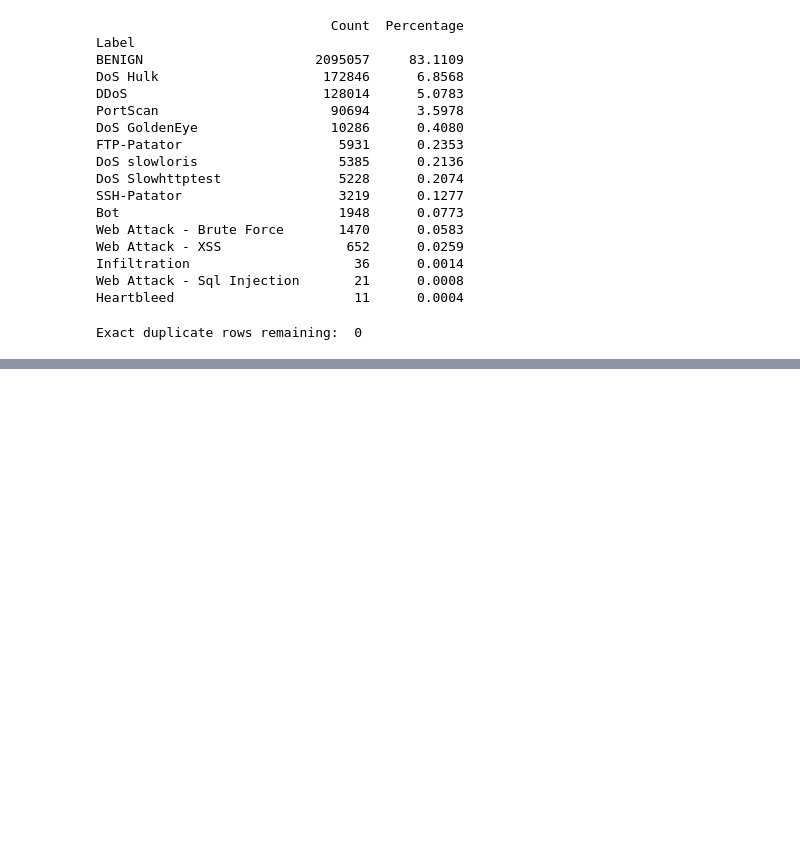
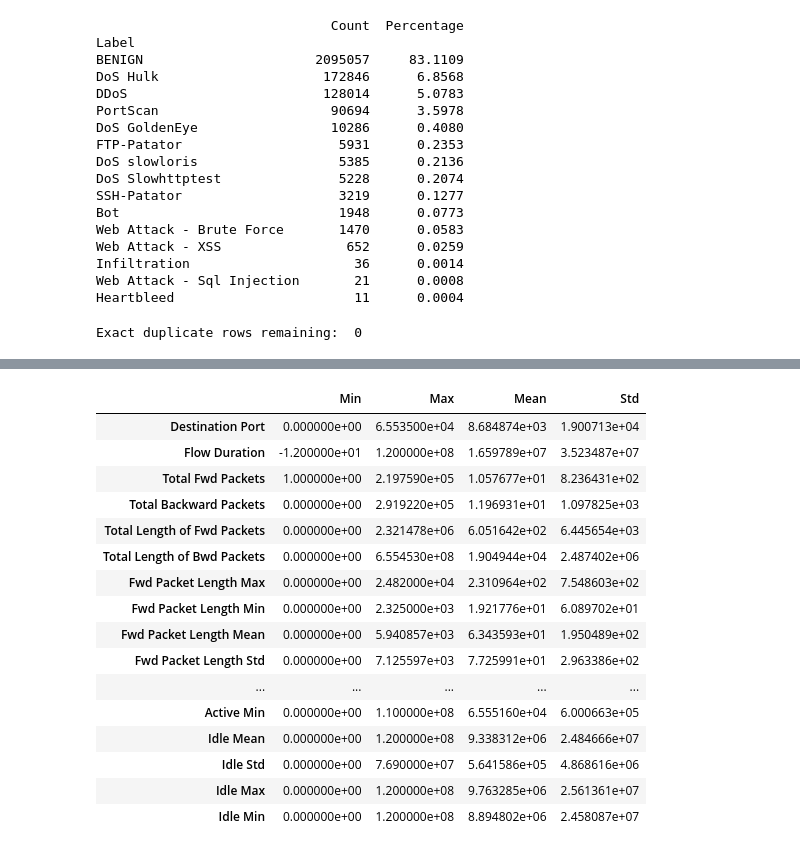
Before and after one commit to Persis445/Network-IDS-Sentinel-AI, a Jupyter notebook: notebooks/01_dataset_exploration.ipynb, the cells around one changed output, grey strips where cells are left out. Cells and saved outputs as stored; diff of their text form; code cells hidden in the pictures; blank space fills up the shorter version.

Commit message:
data-cleaning and feature reduction checks

```diff
--- a/notebooks/01_dataset_exploration.ipynb
+++ b/notebooks/01_dataset_exploration.ipynb
@@ -565,0 +585,22 @@ Exact duplicate rows remaining:  0
+# %%
+# Stratified train/test split
+
+from sklearn.model_selection import train_test_split
+
+# 80:20 train-test split
+
+x_train, x_test, y_train, y_test = train_test_split(
+    x,
+    y,
+    test_size=0.20,
+    random_state=42,
+    stratify=y
+)
+
+print("Training set: ")
+print("x_train: ", x_train.shape)
+print("y_train: ", y_train.shape)
+
+print("\nTesting set: ")
+print("x_test: ", x_test.shape)
+print("y_test: ", y_test.shape)
@@ -565,0 +650,31 @@ Exact duplicate rows remaining:  0
+# %%
+# Inspect feature ranges
+
+feature_summary = pd.DataFrame({
+    "Min": x_train.min(),
+    "Max": x_train.max(),
+    "Mean": x_train.mean(),
+    "Std": x_train.std()
+})
+
+pd.set_option("display.max_rows", 100)
+
+feature_summary
+# %% [output]
+|  | Min | Max | Mean | Std |
+| Destination Port | 0.000000e+00 | 6.553500e+04 | 8.684874e+03 | 1.900713e+04 |
+| Flow Duration | -1.200000e+01 | 1.200000e+08 | 1.659789e+07 | 3.523487e+07 |
+| Total Fwd Packets | 1.000000e+00 | 2.197590e+05 | 1.057677e+01 | 8.236431e+02 |
+| Total Backward Packets | 0.000000e+00 | 2.919220e+05 | 1.196931e+01 | 1.097825e+03 |
+| Total Length of Fwd Packets | 0.000000e+00 | 2.321478e+06 | 6.051642e+02 | 6.445654e+03 |
+| Total Length of Bwd Packets | 0.000000e+00 | 6.554530e+08 | 1.904944e+04 | 2.487402e+06 |
+| Fwd Packet Length Max | 0.000000e+00 | 2.482000e+04 | 2.310964e+02 | 7.548603e+02 |
+| Fwd Packet Length Min | 0.000000e+00 | 2.325000e+03 | 1.921776e+01 | 6.089702e+01 |
+| Fwd Packet Length Mean | 0.000000e+00 | 5.940857e+03 | 6.343593e+01 | 1.950489e+02 |
+| Fwd Packet Length Std | 0.000000e+00 | 7.125597e+03 | 7.725991e+01 | 2.963386e+02 |
+| ... | ... | ... | ... | ... |
+| Active Min | 0.000000e+00 | 1.100000e+08 | 6.555160e+04 | 6.000663e+05 |
+| Idle Mean | 0.000000e+00 | 1.200000e+08 | 9.338312e+06 | 2.484666e+07 |
+| Idle Std | 0.000000e+00 | 7.690000e+07 | 5.641586e+05 | 4.868616e+06 |
+| Idle Max | 0.000000e+00 | 1.200000e+08 | 9.763285e+06 | 2.561361e+07 |
+| Idle Min | 0.000000e+00 | 1.200000e+08 | 8.894802e+06 | 2.458087e+07 |
```
Also changed, not shown: parts of 11 cells of this notebook.
